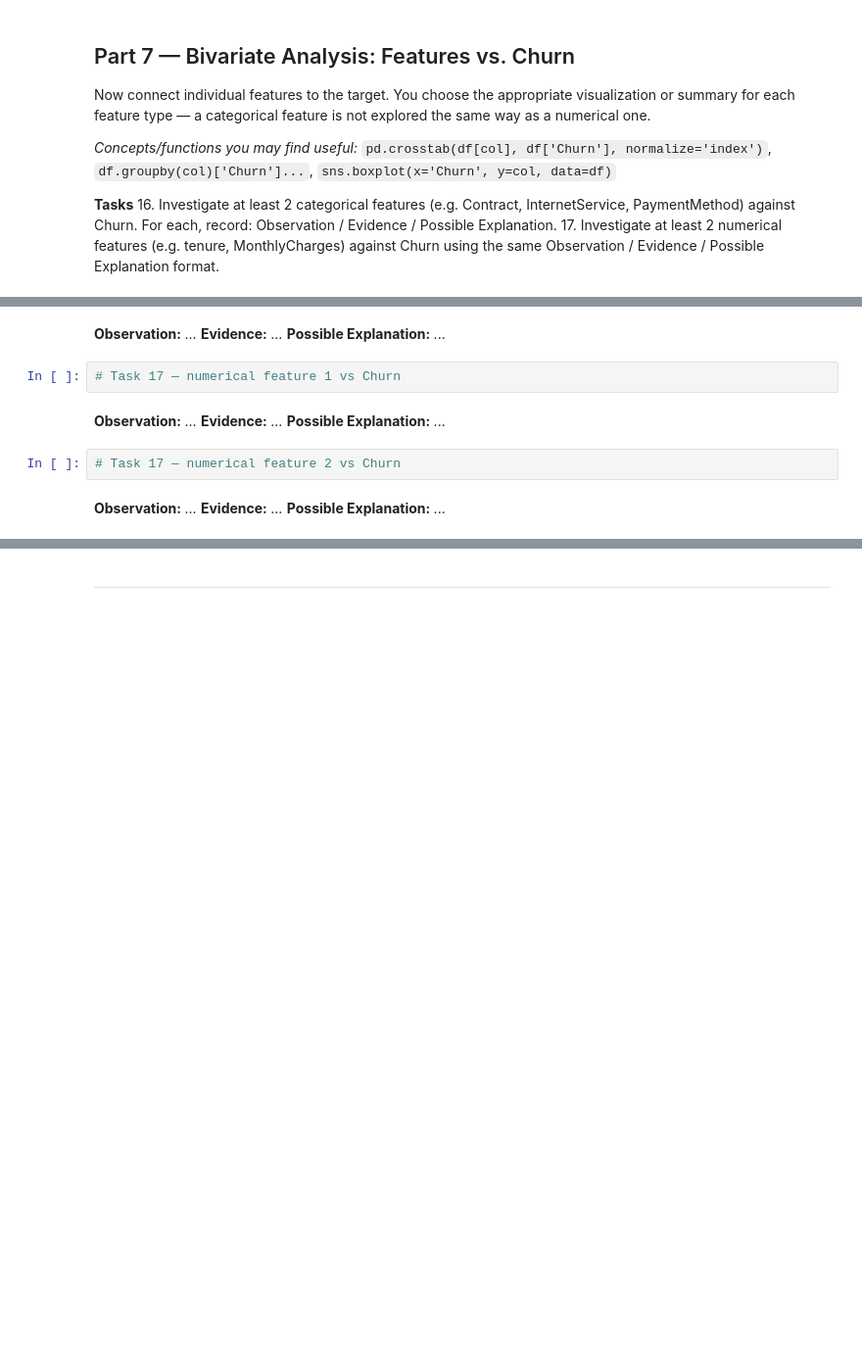
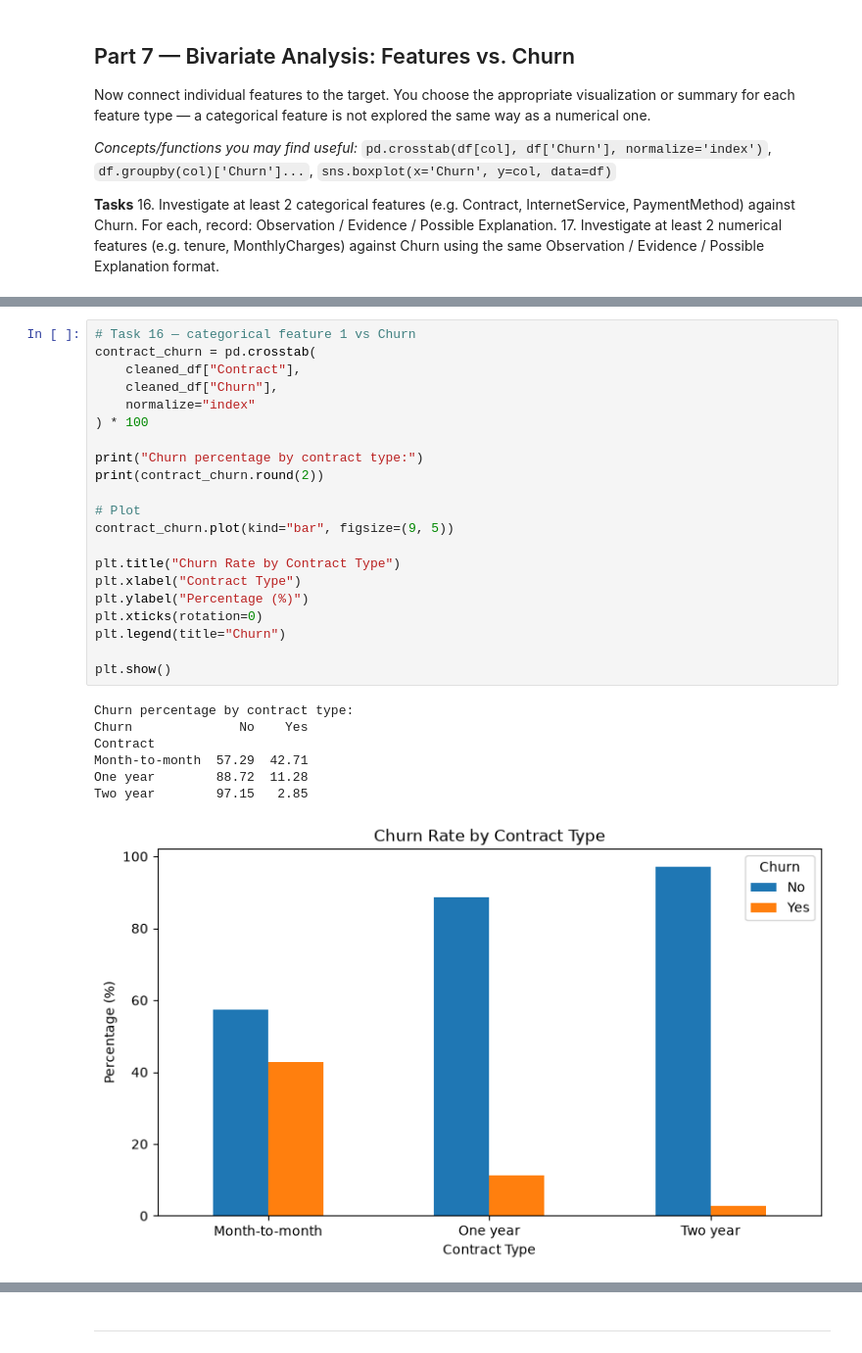
Before and after one commit to waqas309/ML-Lab-Lab02, a Jupyter notebook: Lab2_Data_Cleaning_EDA_Template.ipynb, the cells around one changed output, grey strips where cells are left out. Shown at 98% size. Cells and saved outputs as stored; diff of their text form; blank space fills up the shorter version.

```diff
--- a/Lab2_Data_Cleaning_EDA_Template.ipynb
+++ b/Lab2_Data_Cleaning_EDA_Template.ipynb
@@ -494,16 +486,29 @@ Now connect individual features to the target. You choose the appropriate visual
-# %% [markdown]
-**Observation:** _..._
-**Evidence:** _..._
-**Possible Explanation:** _..._
-# %%
-# Task 17 — numerical feature 1 vs Churn
-# %% [markdown]
-**Observation:** _..._
-**Evidence:** _..._
-**Possible Explanation:** _..._
-# %%
-# Task 17 — numerical feature 2 vs Churn
-# %% [markdown]
-**Observation:** _..._
-**Evidence:** _..._
-**Possible Explanation:** _..._
+# %%
+# Task 16 — categorical feature 1 vs Churn
+contract_churn = pd.crosstab(
+    cleaned_df["Contract"],
+    cleaned_df["Churn"],
+    normalize="index"
+) * 100
+
+print("Churn percentage by contract type:")
+print(contract_churn.round(2))
+
+# Plot
+contract_churn.plot(kind="bar", figsize=(9, 5))
+
+plt.title("Churn Rate by Contract Type")
+plt.xlabel("Contract Type")
+plt.ylabel("Percentage (%)")
+plt.xticks(rotation=0)
+plt.legend(title="Churn")
+
+plt.show()
+# %% [output]
+Churn percentage by contract type:
+Churn              No    Yes
+Contract
+Month-to-month  57.29  42.71
+One year        88.72  11.28
+Two year        97.15   2.85
+[figure, added]
```
Also changed, not shown: parts of 10 cells of this notebook.
